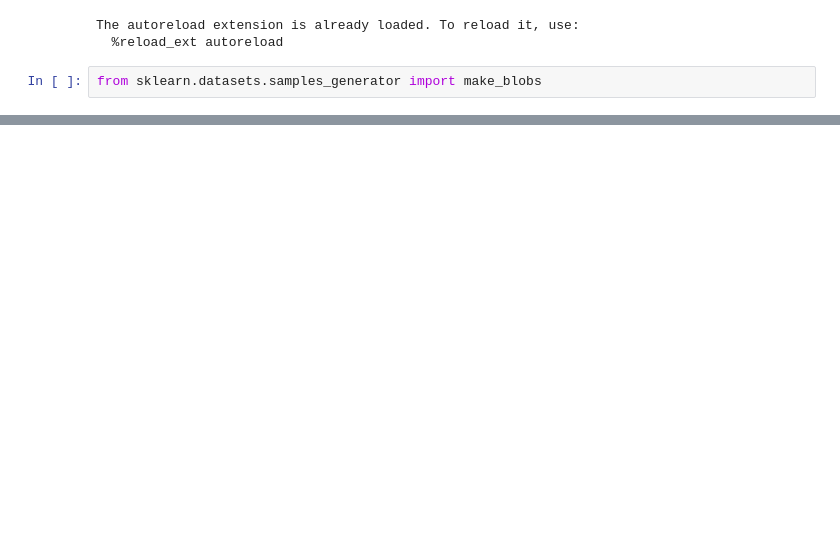
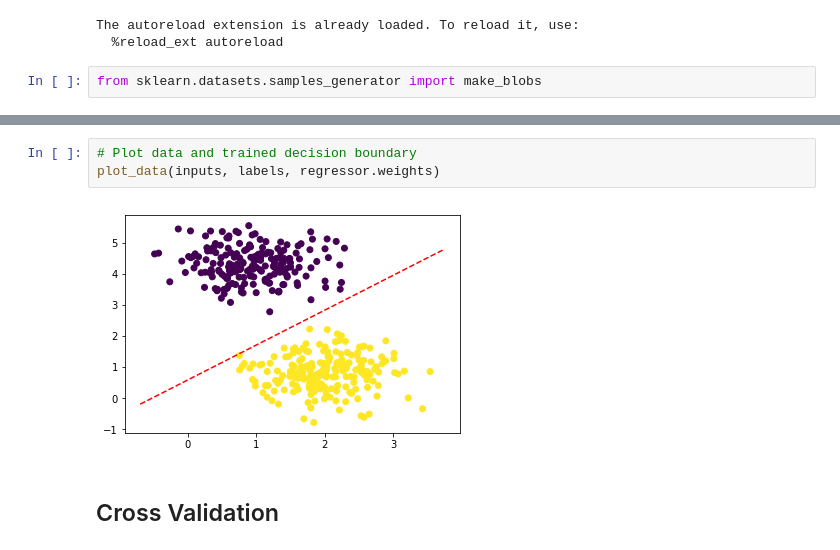
Before and after one commit to drakesvoboda/MLHomework, a Jupyter notebook: Untitled.ipynb, the cells around one changed output, grey strips where cells are left out. Cells and saved outputs as stored; diff of their text form; blank space fills up the shorter version.

```diff
--- a/Untitled.ipynb
+++ b/Untitled.ipynb
@@ -33,0 +55,7 @@ regressor.plot_loss()
+# %%
+# Plot data and trained decision boundary
+plot_data(inputs, labels, regressor.weights)
+# %% [output]
+[figure, added]
+# %% [markdown]
+## Cross Validation
```
Also changed, not shown: parts of 24 cells of this notebook, 8 other files.
